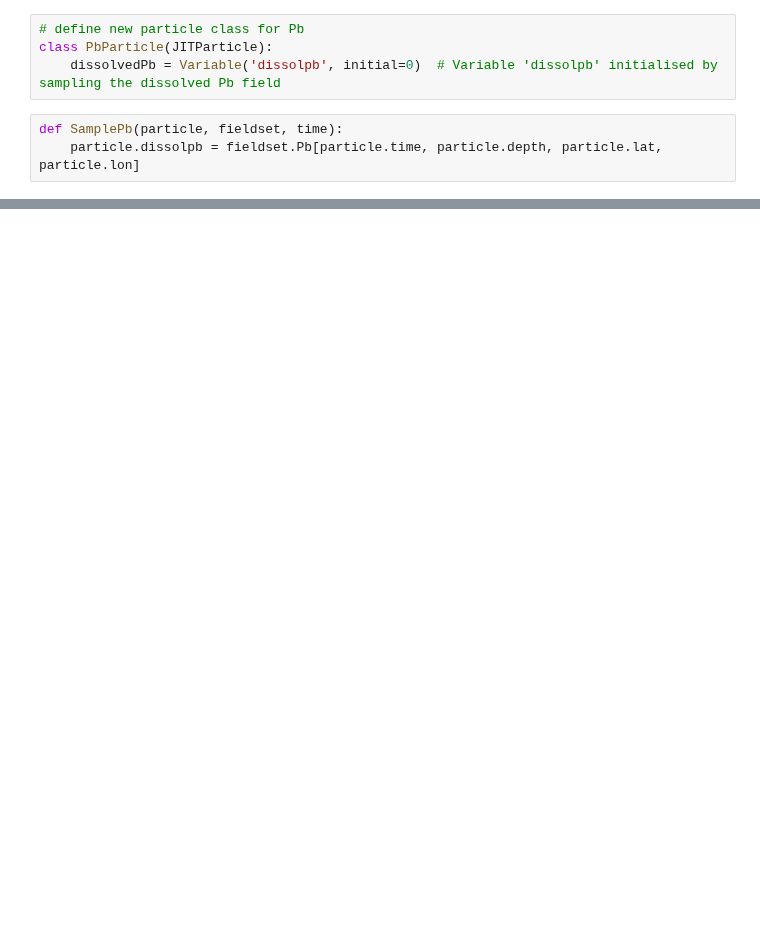
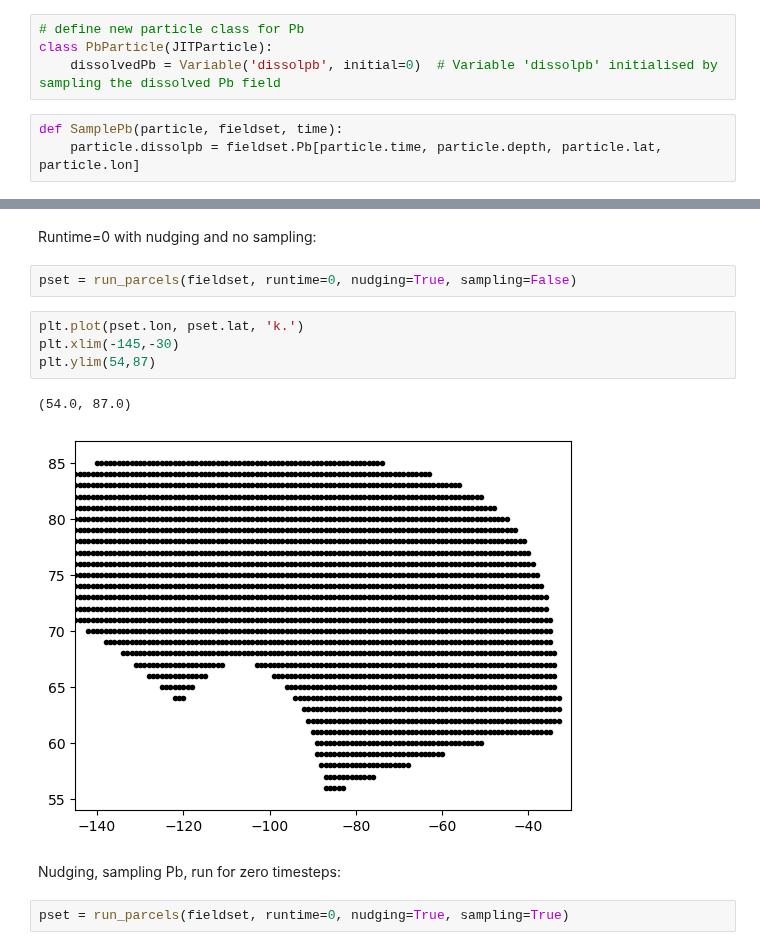
Before and after one commit to UBC-MOAD/analysis-brogalla, a Jupyter notebook: particle_tracking/experimentation/tracer-field-debugging.ipynb, the cells around one changed output, grey strips where cells are left out. Saved outputs shown, nothing was run; the diff lists cells and outputs as text; blank space fills up the shorter version.

```diff
--- a/particle_tracking/experimentation/tracer-field-debugging.ipynb
+++ b/particle_tracking/experimentation/tracer-field-debugging.ipynb
@@ -220,0 +128,15 @@ plt.scatter(pset.lon,pset.lat, c=pset.dissolpb, s=5)
+# %% [markdown]
+Runtime=0 with nudging and no sampling:
+# %%
+pset = run_parcels(fieldset, runtime=0, nudging=True, sampling=False)
+# %%
+plt.plot(pset.lon, pset.lat, 'k.')
+plt.xlim(-145,-30)
+plt.ylim(54,87)
+# %% [output]
+(54.0, 87.0)
+[figure, added]
+# %% [markdown]
+Nudging, sampling Pb, run for zero timesteps:
+# %%
+pset = run_parcels(fieldset, runtime=0, nudging=True, sampling=True)
```
Also changed, not shown: parts of 48 cells of this notebook.
